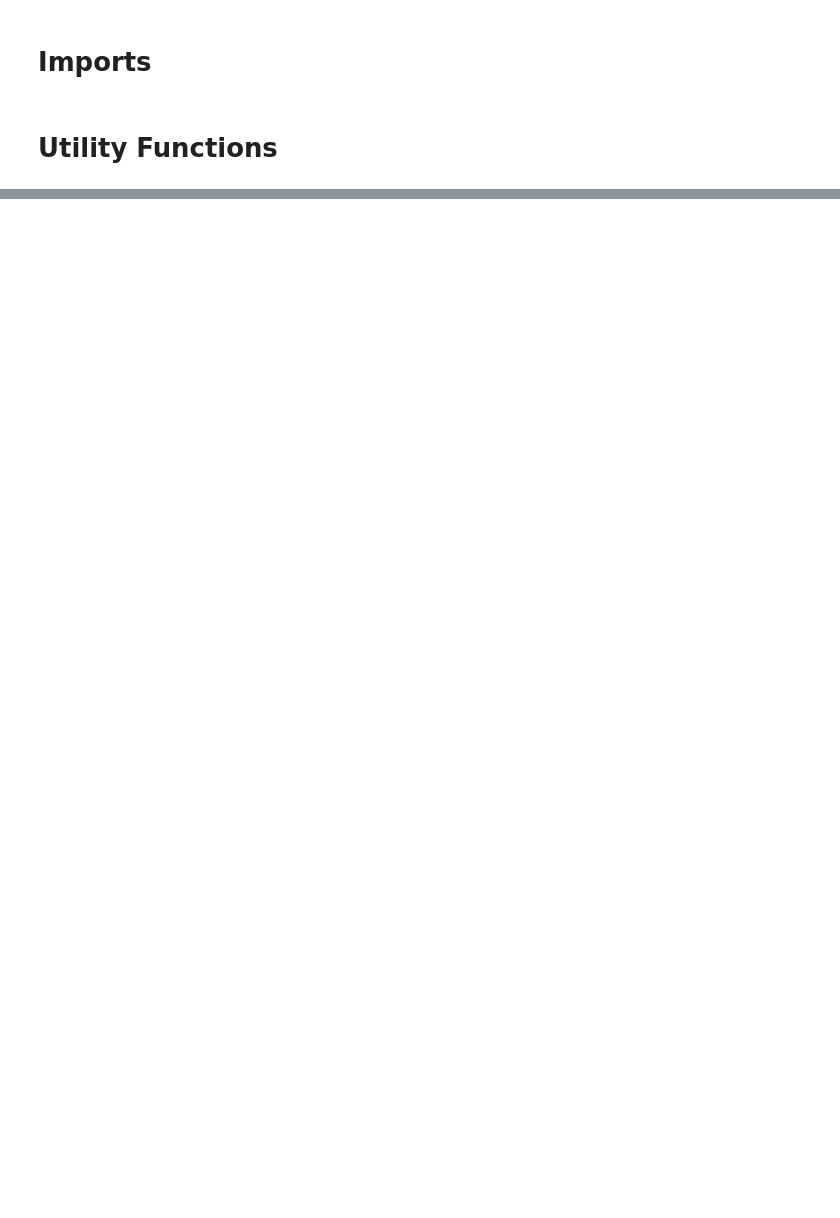
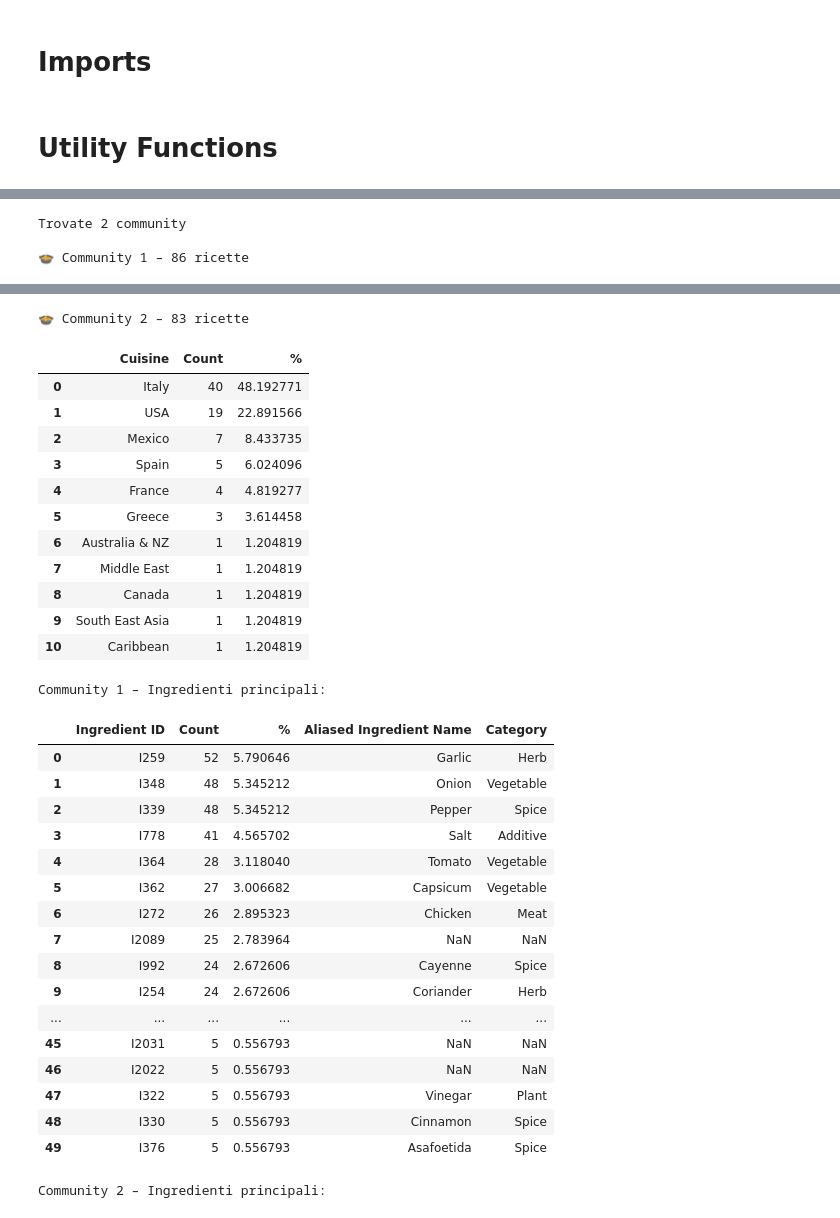
Before and after one commit to pasqualeraimo/ComplexNets-Final-Project, a Jupyter notebook: driver_2.ipynb, the cells around one changed output, grey strips where cells are left out. Drawn from its saved outputs; the diff is of its cells as text; code cells hidden in the pictures; blank space fills up the shorter version.

```diff
--- a/driver_2.ipynb
+++ b/driver_2.ipynb
@@ -287,0 +600,29 @@ def add_edges_from_dataframe(G, df, col1, col2, prefix1, prefix2):
+# %%
+G_sub = G.subgraph(communities[0]).copy()
+sub_clusters = apply_greedy_community_detection(G_sub, weight="weight")
+
+
+print(f"Trovate {len(communities)} community")
+
+cuisine_distributions = get_community_cuisine_distribution(G_bipartite, sub_clusters)
+
+# Mostra tutte le community
+for i, df in enumerate(cuisine_distributions):
+    print(f"\n🍲 Community {i+1} – {df['Count'].sum()} ricette")
+    display(df)
+
+ingredients_df = pd.read_csv("./culinaryDB/02_Ingredients.csv")
+
+# Step 4: ottieni le distribuzioni per ogni community
+ingredient_distributions = get_community_ingredient_distribution(G_bipartite, sub_clusters, ingredients_df)
+
+# Step 5: visualizza la prima
+print("Community 1 – Ingredienti principali:")
+display(ingredient_distributions[0].head(50))
+
+print("Community 2 – Ingredienti principali:")
+display(ingredient_distributions[1].head(50))
+# %% [output]
+Trovate 2 community
+
+🍲 Community 1 – 86 ricette
@@ -287,0 +646,32 @@ def add_edges_from_dataframe(G, df, col1, col2, prefix1, prefix2):
+🍲 Community 2 – 83 ricette
+|  | Cuisine | Count | % |
+| 0 | Italy | 40 | 48.192771 |
+| 1 | USA | 19 | 22.891566 |
+| 2 | Mexico | 7 | 8.433735 |
+| 3 | Spain | 5 | 6.024096 |
+| 4 | France | 4 | 4.819277 |
+| 5 | Greece | 3 | 3.614458 |
+| 6 | Australia & NZ | 1 | 1.204819 |
+| 7 | Middle East | 1 | 1.204819 |
+| 8 | Canada | 1 | 1.204819 |
+| 9 | South East Asia | 1 | 1.204819 |
+| 10 | Caribbean | 1 | 1.204819 |
+Community 1 – Ingredienti principali:
+|  | Ingredient ID | Count | % | Aliased Ingredient Name | Category |
+| 0 | I259 | 52 | 5.790646 | Garlic | Herb |
+| 1 | I348 | 48 | 5.345212 | Onion | Vegetable |
+| 2 | I339 | 48 | 5.345212 | Pepper | Spice |
+| 3 | I778 | 41 | 4.565702 | Salt | Additive |
+| 4 | I364 | 28 | 3.118040 | Tomato | Vegetable |
+| 5 | I362 | 27 | 3.006682 | Capsicum | Vegetable |
+| 6 | I272 | 26 | 2.895323 | Chicken | Meat |
+| 7 | I2089 | 25 | 2.783964 | NaN | NaN |
+| 8 | I992 | 24 | 2.672606 | Cayenne | Spice |
+| 9 | I254 | 24 | 2.672606 | Coriander | Herb |
+| ... | ... | ... | ... | ... | ... |
+| 45 | I2031 | 5 | 0.556793 | NaN | NaN |
+| 46 | I2022 | 5 | 0.556793 | NaN | NaN |
+| 47 | I322 | 5 | 0.556793 | Vinegar | Plant |
+| 48 | I330 | 5 | 0.556793 | Cinnamon | Spice |
+| 49 | I376 | 5 | 0.556793 | Asafoetida | Spice |
+Community 2 – Ingredienti principali:
```
Also changed, not shown: parts of 7 cells of this notebook.
